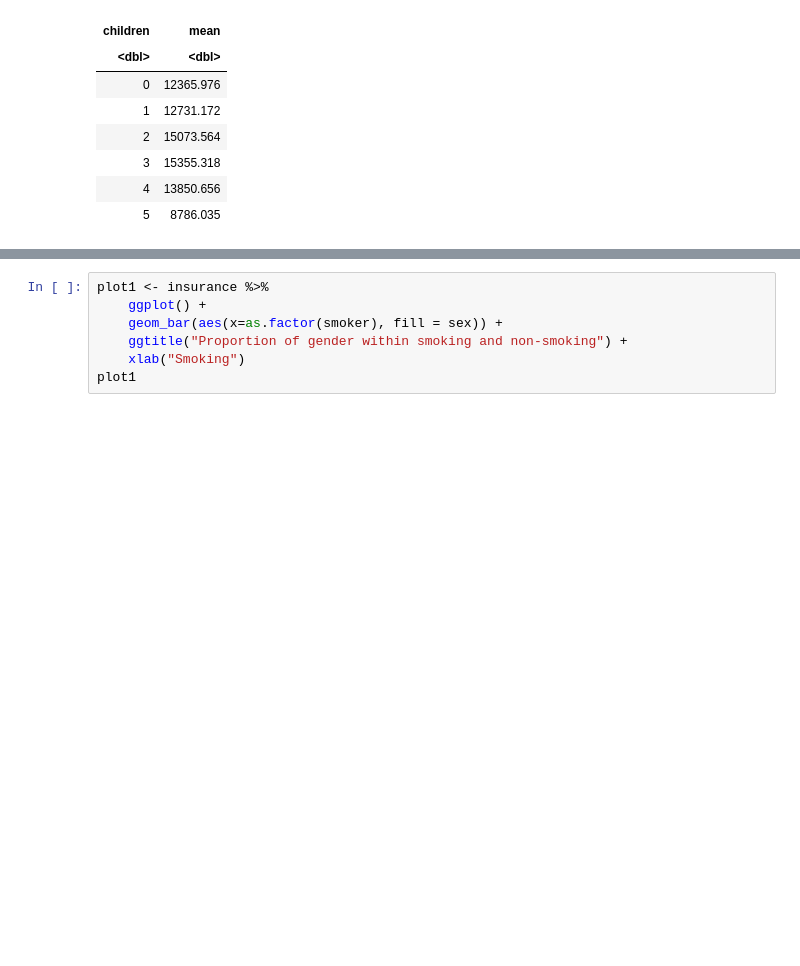
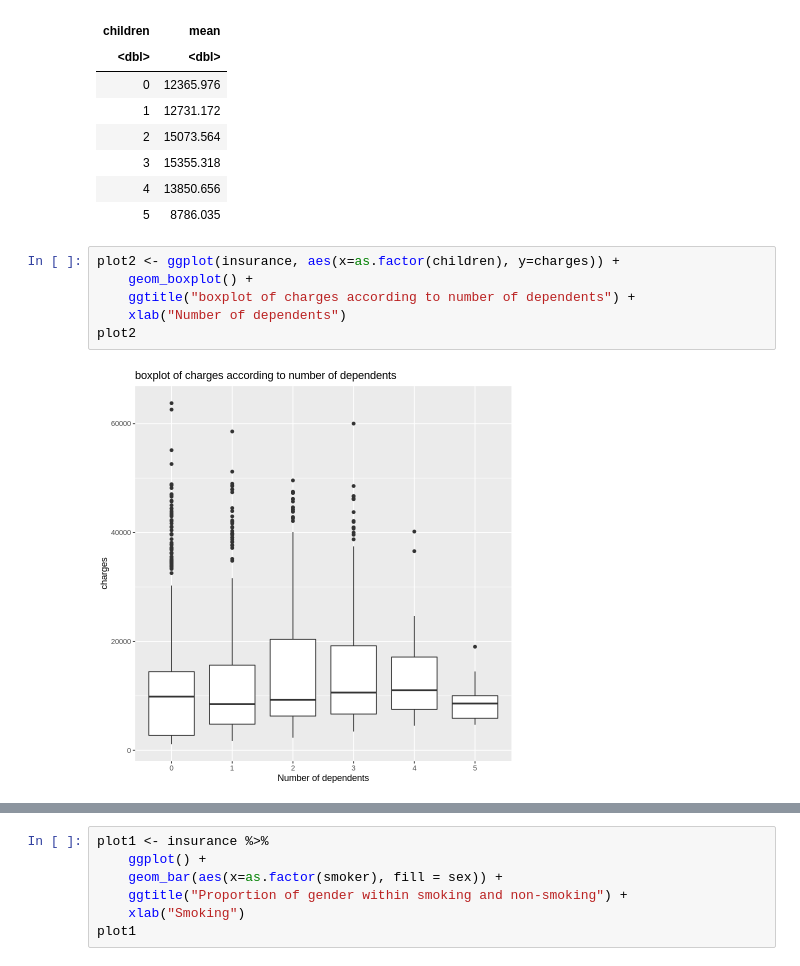
Before and after one commit to Yuji03b/STAT-201-GROUP-1, a Jupyter notebook: proposal.ipynb, the cells around one changed output, grey strips where cells are left out. Drawn from its saved outputs; the diff is of its cells as text; blank space fills up the shorter version.

```diff
--- a/proposal.ipynb
+++ b/proposal.ipynb
@@ -118,3 +123,11 @@ A tibble: 6 × 2
 | 3 | 15355.318 |
 | 4 | 13850.656 |
 | 5 | 8786.035 |
+# %%
+plot2 <- ggplot(insurance, aes(x=as.factor(children), y=charges)) +
+    geom_boxplot() +
+    ggtitle("boxplot of charges according to number of dependents") +
+    xlab("Number of dependents")
+plot2
+# %% [output]
+[figure, added]
```
Also changed, not shown: parts of 12 cells of this notebook.
